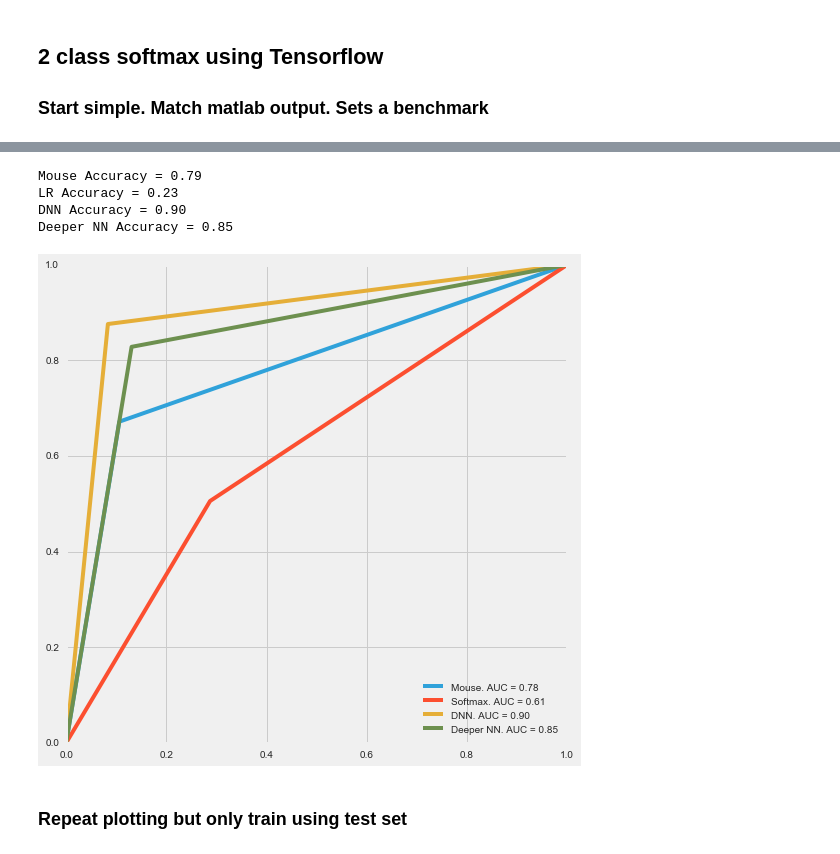
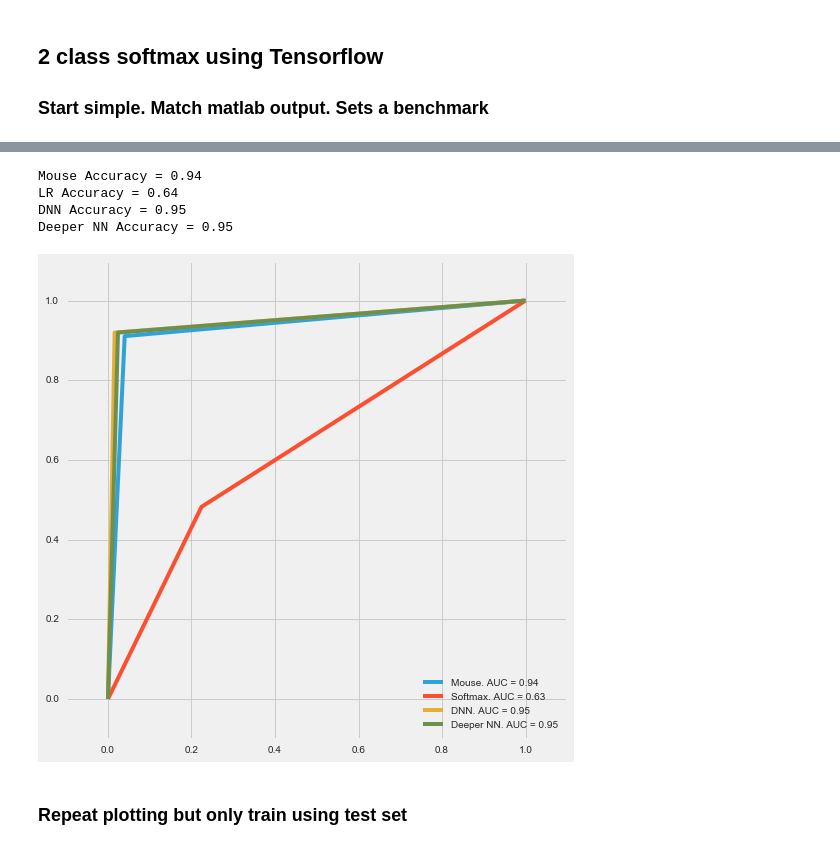
Before and after one commit to mathewzilla/whiskfree, a Jupyter notebook: tf/2_class_softmax_allmice.ipynb, the cells around one changed output, grey strips where cells are left out. Drawn from its saved outputs; the diff is of its cells as text; code cells hidden in the pictures.

```diff
--- a/tf/2_class_softmax_allmice.ipynb
+++ b/tf/2_class_softmax_allmice.ipynb
@@ -64,7 +64,7 @@ def data_parser(theta,kappa,tt,ch,tt_ch):
     return labs, both_c, tt_c, clean1, clean2
 # %%
 # Import the data using function
-mouse_name = '36'
+mouse_name = '34'
 theta, kappa, tt, ch = data_loader(mouse_name)
 # %%
 fig, ax = plt.subplots(1,2)
@@ -148,7 +157,7 @@ accuracy_score(labs[:,1],preds_svm)
 # compare with a DNN using skflow
 import tensorflow.contrib.learn as skflow
 
-classifier = skflow.TensorFlowDNNClassifier(hidden_units=[50,50], n_classes=2,batch_size=128, steps=1000, optimizer = 'Adam',learning_rate=0.01)
+classifier = skflow.TensorFlowDNNClassifier(hidden_units=[50], n_classes=2,batch_size=128, steps=1000, optimizer = 'Adam',learning_rate=0.01)
 classifier.fit(traindata, trainlabs[:,1]) #,logdir='/tmp/tf_examples/skflow_dnn_model_1/')
 print(metrics.accuracy_score(testlabs[:,1], classifier.predict(testdata)))
 print(metrics.accuracy_score(labs[:,1], classifier.predict(both_c)))
@@ -195,40 +204,42 @@ fpr,tpr,thresholds = metrics.roc_curve(labs[:,1],dnnp)
 lrp = lr.predict(both_c)
 fpr2,tpr2,thresholds2 = metrics.roc_curve(labs[:,1],lrp)
 
 # Deeper NN
 dnn2p = classifier2.predict(both_c)
 fpr4,tpr4,thresholds4 = metrics.roc_curve(labs[:,1],dnn2p)
 
 # Mouse
 mouse_choice = ch[clean1|clean2].values
 # Set all non-choice-1 as choice 2
 mouse_choice_b = mouse_choice
 mouse_choice_b[mouse_choice_b !=2]  = 1
 fpr3,tpr3,thresholds3 = metrics.roc_curve(labs[:,1],mouse_choice-1)
 
 
 with plt.style.context('fivethirtyeight'):
     fig, ax = plt.subplots(figsize=(8,8))
     plt.plot(fpr3,tpr3,label = 'Mouse. AUC = %0.2f'% metrics.roc_auc_score(labs[:,1],mouse_choice-1))
     plt.plot(fpr2,tpr2, label = 'Softmax. AUC = %0.2f'% metrics.roc_auc_score(labs[:,1],lrp))
     plt.plot(fpr,tpr,label = 'DNN. AUC = %0.2f'% metrics.roc_auc_score(labs[:,1],dnnp))
     plt.plot(fpr4,tpr4,label = 'Deeper NN. AUC = %0.2f'% metrics.roc_auc_score(labs[:,1],dnn2p))
     plt.legend(loc=4)
+    plt.xlim([-0.1,1.1])
+    plt.ylim([-0.1,1.1])
 
 
 
 print('Mouse Accuracy = %0.2f'% metrics.accuracy_score(labs[:,1],mouse_choice-1))
-print('LR Accuracy = %0.2f'% metrics.accuracy_score(labs[:,1],lrp))
+print('LR Accuracy = %0.2f'% metrics.accuracy_score(labs[:,1],lrp-1))
 print('DNN Accuracy = %0.2f'% metrics.accuracy_score(labs[:,1],dnnp))
 print('Deeper NN Accuracy = %0.2f'% metrics.accuracy_score(labs[:,1],dnn2p))
 
-plt.savefig('ROC_TT_all_'+ mouse_name +'.png')
+plt.savefig('ROC_TT_all_fixed'+ mouse_name +'.png')
 # %% [output]
-Mouse Accuracy = 0.79
-LR Accuracy = 0.23
-DNN Accuracy = 0.90
-Deeper NN Accuracy = 0.85
+Mouse Accuracy = 0.94
+LR Accuracy = 0.64
+DNN Accuracy = 0.95
+Deeper NN Accuracy = 0.95
-[figure, old version]
+[figure, new version]
 # %% [markdown]
 ### Repeat plotting but only train using test set
 # %%
```
Also changed, not shown: parts of 12 cells of this notebook, 13 other files.
